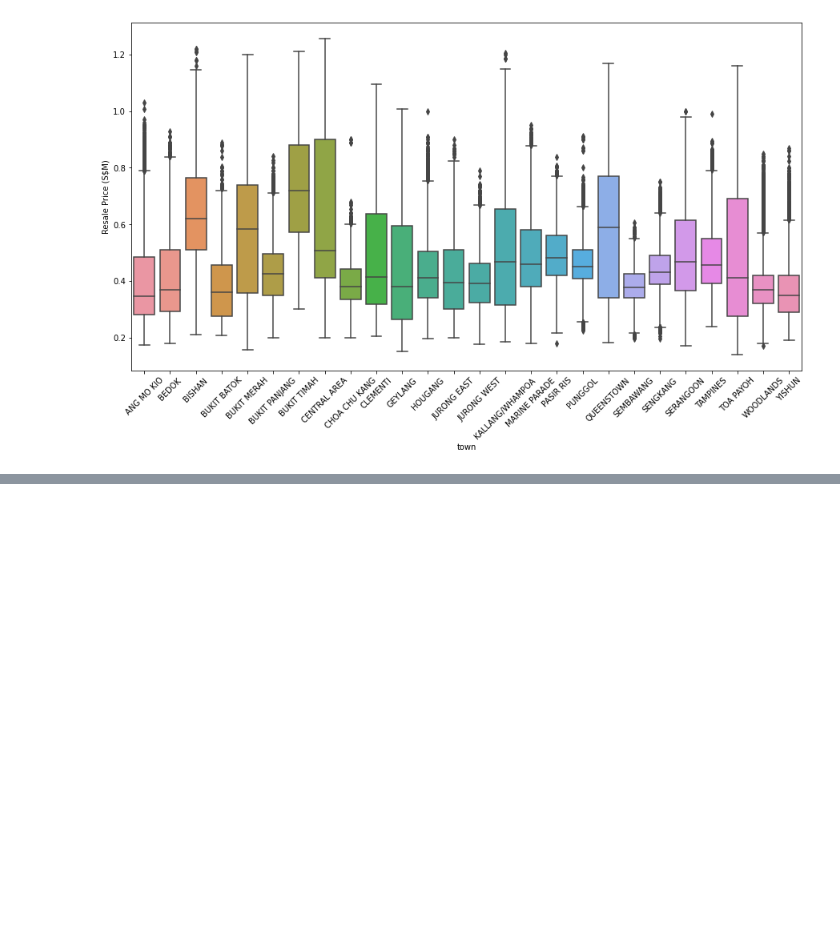
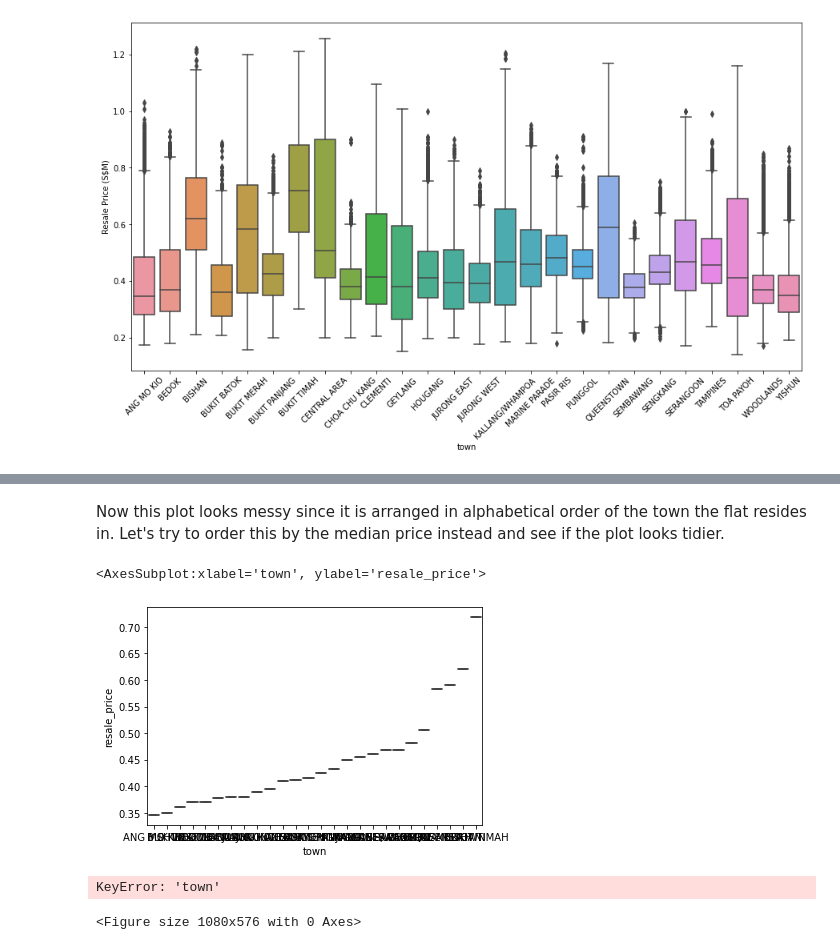
Before and after one commit to hanweiz/HDB_Resale, a Jupyter notebook: HDB.ipynb, the cells around one changed output, grey strips where cells are left out. Cells and saved outputs as stored; diff of their text form; code cells hidden in the pictures; blank space fills up the shorter version.

```diff
--- a/HDB.ipynb
+++ b/HDB.ipynb
@@ -178,0 +178,19 @@ KeyError: 415000.0
+# %% [markdown]
+Now this plot looks messy since it is arranged in alphabetical order of the town the flat resides in. Let's try to order this by the median price instead and see if the plot looks tidier.
+# %%
+resale_median = df.groupby(['town']).median().reset_index()
+resale_median.sort_values(by='resale_price', ascending=True, inplace=True, ignore_index=True)
+resale_median['resale_price'] /= 1000000
+# %%
+sns.boxplot(x='town', y='resale_price', data=resale_median)
+# %% [output]
+<AxesSubplot:xlabel='town', ylabel='resale_price'>
+[figure, added]
+# %%
+plt.figure(figsize=(15, 8))
+ax = sns.boxplot(x=med_resale_series['town'])
+ax.set_xticklabels(ax.get_xticklabels(),rotation=45)
+ax.set_ylabel('Resale Price (S$M)')
+# %% [output]
+KeyError: 'town'
+<Figure size 1080x576 with 0 Axes>
```
Also changed, not shown: parts of 4 cells of this notebook, 2 other files.
